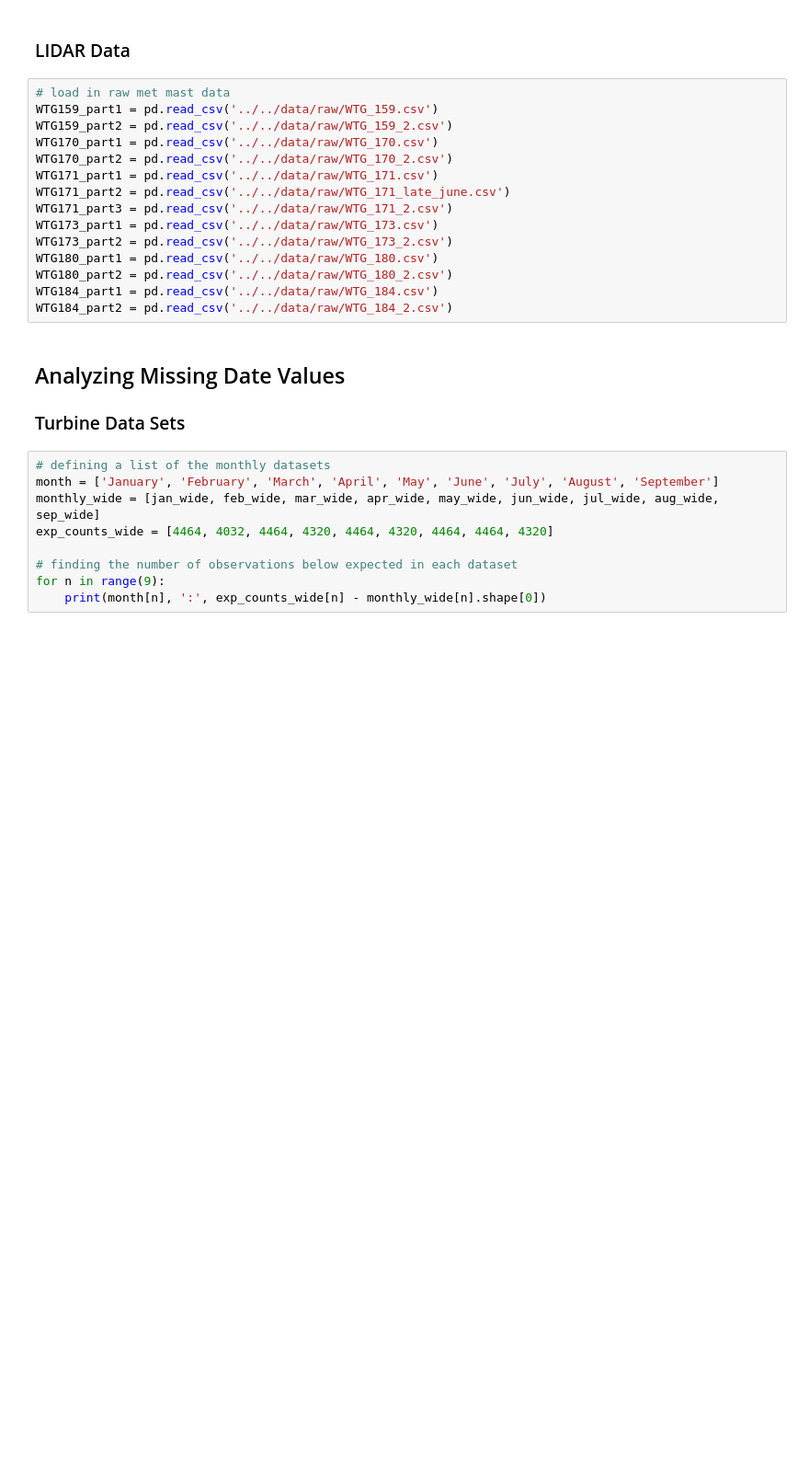
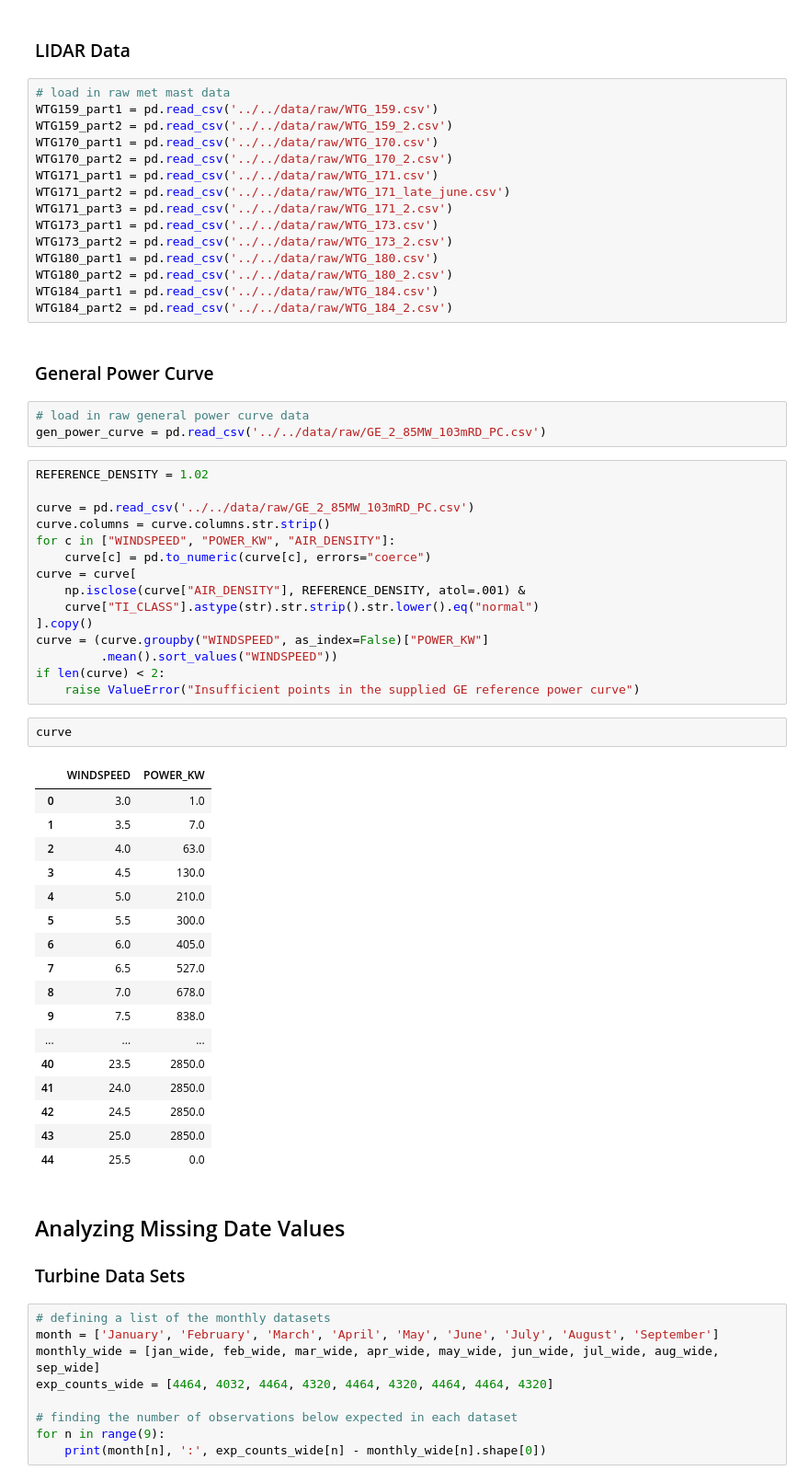
Before and after one commit to Aiden-Badalamenti3/CU-Capstone-Project, a Jupyter notebook: notebooks/carter_notebooks/data_cleaning.ipynb, the cells around one changed output. Shown at 92% size. Saved outputs shown, nothing was run; the diff lists cells and outputs as text; blank space fills up the shorter version.

```diff
--- a/notebooks/carter_notebooks/data_cleaning.ipynb
+++ b/notebooks/carter_notebooks/data_cleaning.ipynb
@@ -62,6 +51,46 @@ WTG180_part1 = pd.read_csv('../../data/raw/WTG_180.csv')
 WTG180_part2 = pd.read_csv('../../data/raw/WTG_180_2.csv')
 WTG184_part1 = pd.read_csv('../../data/raw/WTG_184.csv')
 WTG184_part2 = pd.read_csv('../../data/raw/WTG_184_2.csv')
+# %% [markdown]
+### General Power Curve
+# %%
+# load in raw general power curve data
+gen_power_curve = pd.read_csv('../../data/raw/GE_2_85MW_103mRD_PC.csv')
+# %%
+REFERENCE_DENSITY = 1.02
+
+curve = pd.read_csv('../../data/raw/GE_2_85MW_103mRD_PC.csv')
+curve.columns = curve.columns.str.strip()
+for c in ["WINDSPEED", "POWER_KW", "AIR_DENSITY"]:
+    curve[c] = pd.to_numeric(curve[c], errors="coerce")
+curve = curve[
+    np.isclose(curve["AIR_DENSITY"], REFERENCE_DENSITY, atol=.001) &
+    curve["TI_CLASS"].astype(str).str.strip().str.lower().eq("normal")
+].copy()
+curve = (curve.groupby("WINDSPEED", as_index=False)["POWER_KW"]
+         .mean().sort_values("WINDSPEED"))
+if len(curve) < 2:
+    raise ValueError("Insufficient points in the supplied GE reference power curve")
+# %%
+curve
+# %% [output]
+|  | WINDSPEED | POWER_KW |
+| 0 | 3.0 | 1.0 |
+| 1 | 3.5 | 7.0 |
+| 2 | 4.0 | 63.0 |
+| 3 | 4.5 | 130.0 |
+| 4 | 5.0 | 210.0 |
+| 5 | 5.5 | 300.0 |
+| 6 | 6.0 | 405.0 |
+| 7 | 6.5 | 527.0 |
+| 8 | 7.0 | 678.0 |
+| 9 | 7.5 | 838.0 |
+| ... | ... | ... |
+| 40 | 23.5 | 2850.0 |
+| 41 | 24.0 | 2850.0 |
+| 42 | 24.5 | 2850.0 |
+| 43 | 25.0 | 2850.0 |
+| 44 | 25.5 | 0.0 |
 # %% [markdown]
 ## Analyzing Missing Date Values
 ### Turbine Data Sets
```
Also changed, not shown: parts of 8 cells of this notebook.
